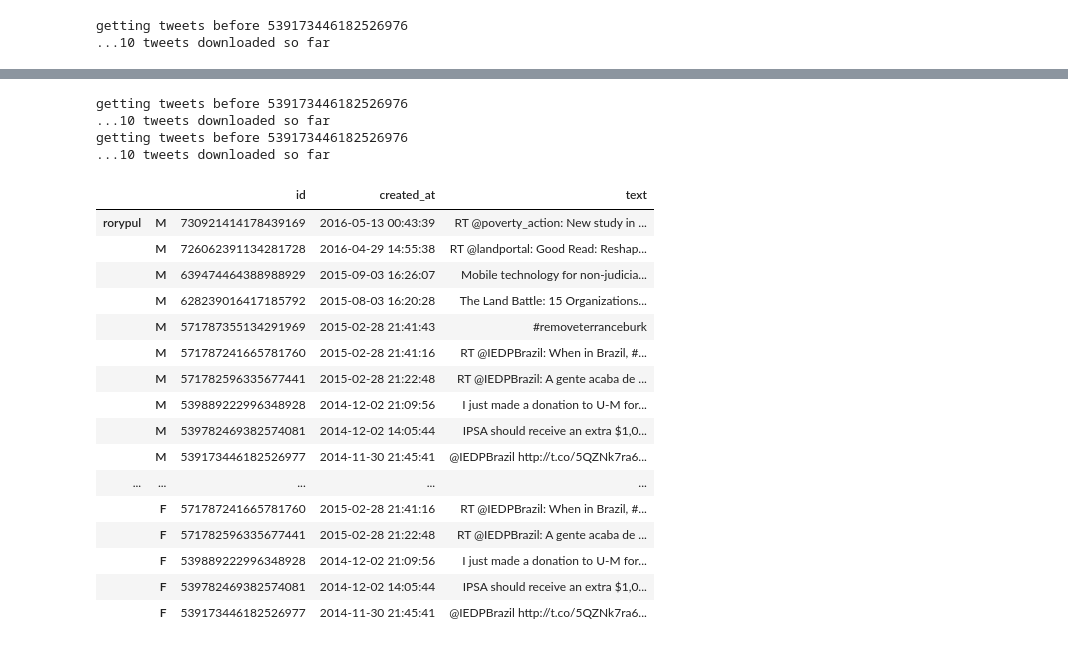
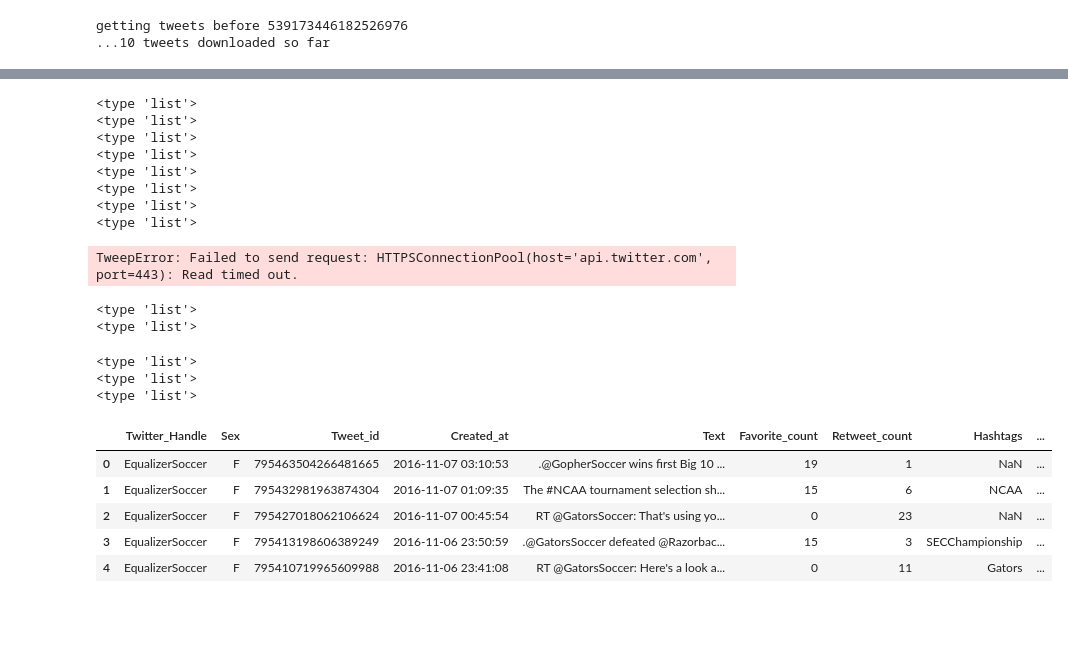
Before and after one commit to adp04c/Blog_Content, a Jupyter notebook: Sports_talk_twitter_part1.ipynb, the cells around one changed output, grey strips where cells are left out. Drawn from its saved outputs; the diff is of its cells as text; code cells hidden in the pictures; blank space fills up the shorter version.

```diff
--- a/Sports_talk_twitter_part1.ipynb
+++ b/Sports_talk_twitter_part1.ipynb
@@ -9,0 +142,3 @@ import csv
+# %%
+b_list = a_list[17:32]
+c_list = a_list[32:]
@@ -44,30 +193,39 @@ names = [('rorypul', 'M'), ('rorypul', 'F')]
 # %%
 df = pd.DataFrame()
-for (name, sex) in names:
+for (name, sex) in a_list:
     get_all_tweets(name, sex)
     df = df.append(pd.read_csv('%s_tweets.csv' % name))
 # %% [output]
-getting tweets before 539173446182526976
-...10 tweets downloaded so far
-getting tweets before 539173446182526976
-...10 tweets downloaded so far
+<type 'list'>
+<type 'list'>
+<type 'list'>
+<type 'list'>
+<type 'list'>
+<type 'list'>
+<type 'list'>
+<type 'list'>
+TweepError: Failed to send request: HTTPSConnectionPool(host='api.twitter.com', port=443): Read timed out.
+# %%
+for (name, sex) in b_list:
+    get_all_tweets(name, sex)
+    df = df.append(pd.read_csv('%s_tweets.csv' % name))
+# %% [output]
+<type 'list'>
+<type 'list'>
+# %%
+for (name, sex) in c_list:
+    get_all_tweets(name, sex)
+    df = df.append(pd.read_csv('%s_tweets.csv' % name))
+# %% [output]
+<type 'list'>
+<type 'list'>
+<type 'list'>
 # %%
-df
+df.head()
 # %% [output]
-|  |  | id | created_at | text |
-| rorypul | M | 730921414178439169 | 2016-05-13 00:43:39 | RT @poverty_action: New study in ... |
-|  | M | 726062391134281728 | 2016-04-29 14:55:38 | RT @landportal: Good Read: Reshap... |
-|  | M | 639474464388988929 | 2015-09-03 16:26:07 | Mobile technology for non-judicia... |
-|  | M | 628239016417185792 | 2015-08-03 16:20:28 | The Land Battle: 15 Organizations... |
-|  | M | 571787355134291969 | 2015-02-28 21:41:43 | #removeterranceburk |
-|  | M | 571787241665781760 | 2015-02-28 21:41:16 | RT @IEDPBrazil: When in Brazil, #... |
-|  | M | 571782596335677441 | 2015-02-28 21:22:48 | RT @IEDPBrazil: A gente acaba de ... |
-|  | M | 539889222996348928 | 2014-12-02 21:09:56 | I just made a donation to U-M for... |
-|  | M | 539782469382574081 | 2014-12-02 14:05:44 | IPSA should receive an extra $1,0... |
-|  | M | 539173446182526977 | 2014-11-30 21:45:41 | @IEDPBrazil http://t.co/5QZNk7ra6... |
-| ... | ... | ... | ... | ... |
-|  | F | 571787241665781760 | 2015-02-28 21:41:16 | RT @IEDPBrazil: When in Brazil, #... |
-|  | F | 571782596335677441 | 2015-02-28 21:22:48 | RT @IEDPBrazil: A gente acaba de ... |
-|  | F | 539889222996348928 | 2014-12-02 21:09:56 | I just made a donation to U-M for... |
-|  | F | 539782469382574081 | 2014-12-02 14:05:44 | IPSA should receive an extra $1,0... |
-|  | F | 539173446182526977 | 2014-11-30 21:45:41 | @IEDPBrazil http://t.co/5QZNk7ra6... |
+|  | Twitter_Handle | Sex | Tweet_id | Created_at | Text | Favorite_count | Retweet_count | Hashtags | ... |
+| 0 | EqualizerSoccer | F | 795463504266481665 | 2016-11-07 03:10:53 | .@GopherSoccer wins first Big 10 ... | 19 | 1 | NaN | ... |
+| 1 | EqualizerSoccer | F | 795432981963874304 | 2016-11-07 01:09:35 | The #NCAA tournament selection sh... | 15 | 6 | NCAA | ... |
+| 2 | EqualizerSoccer | F | 795427018062106624 | 2016-11-07 00:45:54 | RT @GatorsSoccer: That's using yo... | 0 | 23 | NaN | ... |
+| 3 | EqualizerSoccer | F | 795413198606389249 | 2016-11-06 23:50:59 | .@GatorsSoccer defeated @Razorbac... | 15 | 3 | SECChampionship | ... |
+| 4 | EqualizerSoccer | F | 795410719965609988 | 2016-11-06 23:41:08 | RT @GatorsSoccer: Here's a look a... | 0 | 11 | Gators | ... |
```
Also changed, not shown: parts of 39 cells of this notebook.
